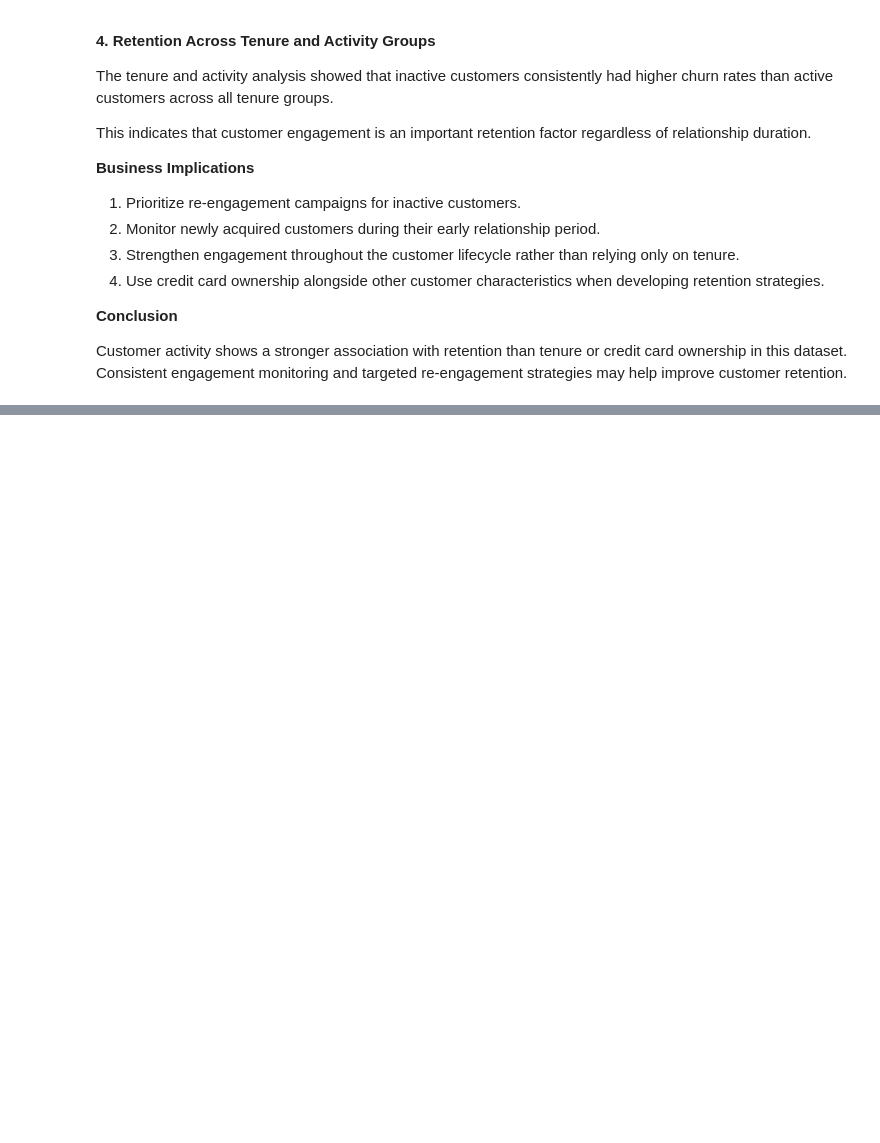
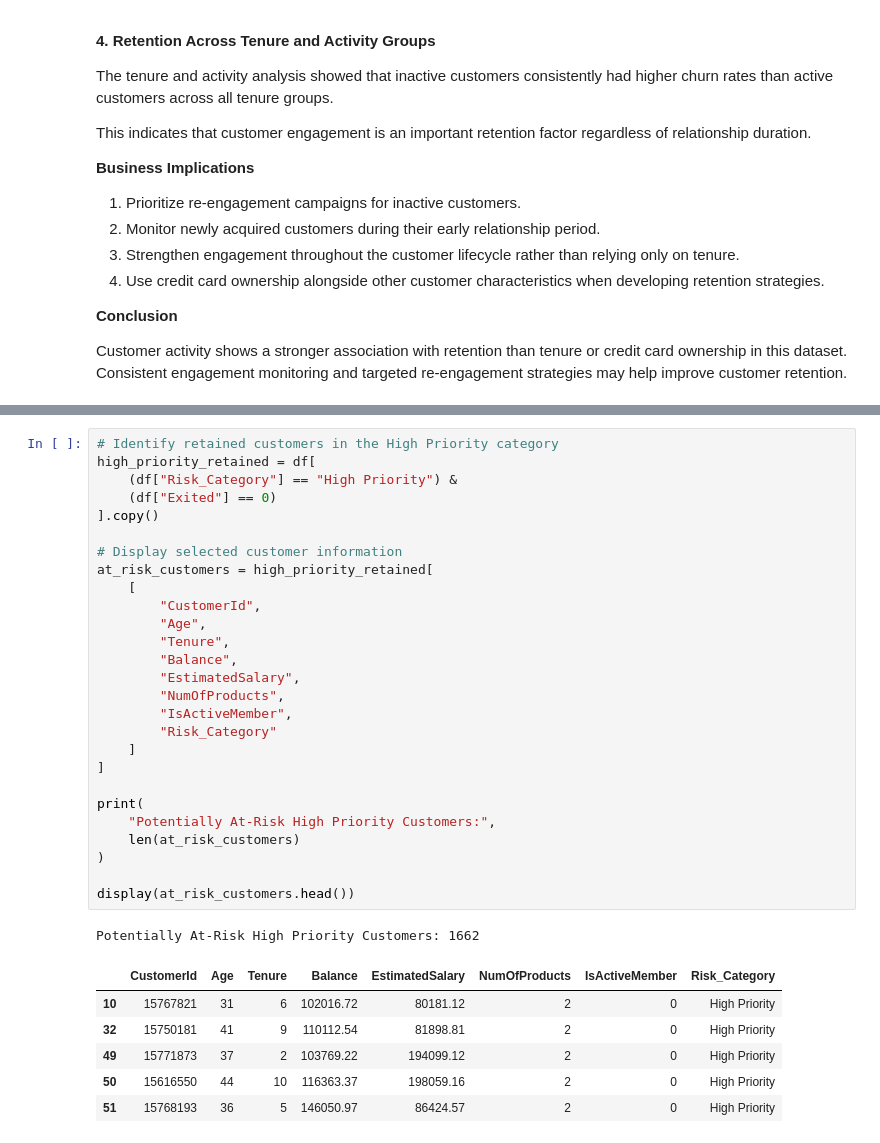
Before and after one commit to Dvnsh-coder/Customer-retention-analysis, a Jupyter notebook: notebooks/01_data_understanding.ipynb, the cells around one changed output, grey strips where cells are left out. Saved outputs shown, nothing was run; the diff lists cells and outputs as text; blank space fills up the shorter version.

```diff
--- a/notebooks/01_data_understanding.ipynb
+++ b/notebooks/01_data_understanding.ipynb
@@ -2080,0 +2242,35 @@ Customer activity shows a stronger association with retention than tenure or cre
+# %%
+# Identify retained customers in the High Priority category
+high_priority_retained = df[
+    (df["Risk_Category"] == "High Priority") &
+    (df["Exited"] == 0)
+].copy()
+
+# Display selected customer information
+at_risk_customers = high_priority_retained[
+    [
+        "CustomerId",
+        "Age",
+        "Tenure",
+        "Balance",
+        "EstimatedSalary",
+        "NumOfProducts",
+        "IsActiveMember",
+        "Risk_Category"
+    ]
+]
+
+print(
+    "Potentially At-Risk High Priority Customers:",
+    len(at_risk_customers)
+)
+
+display(at_risk_customers.head())
+# %% [output]
+Potentially At-Risk High Priority Customers: 1662
+|  | CustomerId | Age | Tenure | Balance | EstimatedSalary | NumOfProducts | IsActiveMember | Risk_Category |
+| 10 | 15767821 | 31 | 6 | 102016.72 | 80181.12 | 2 | 0 | High Priority |
+| 32 | 15750181 | 41 | 9 | 110112.54 | 81898.81 | 2 | 0 | High Priority |
+| 49 | 15771873 | 37 | 2 | 103769.22 | 194099.12 | 2 | 0 | High Priority |
+| 50 | 15616550 | 44 | 10 | 116363.37 | 198059.16 | 2 | 0 | High Priority |
+| 51 | 15768193 | 36 | 5 | 146050.97 | 86424.57 | 2 | 0 | High Priority |
```
Also changed, not shown: parts of 18 cells of this notebook.
